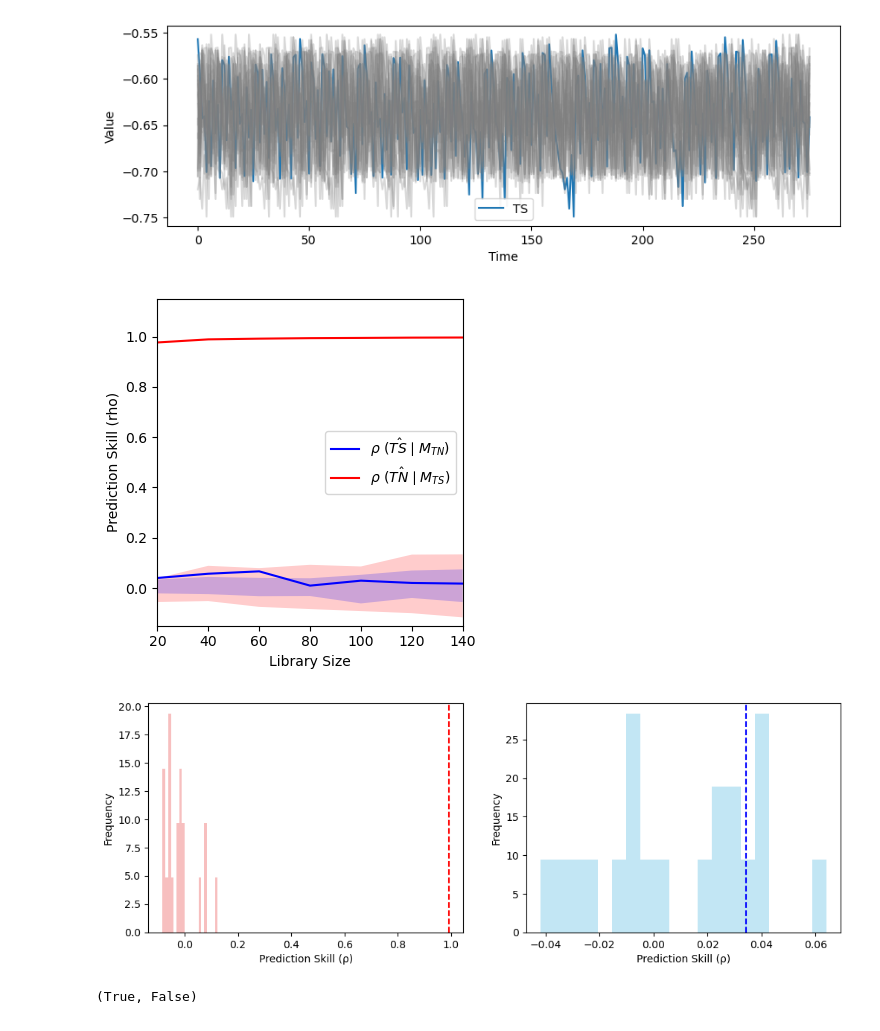
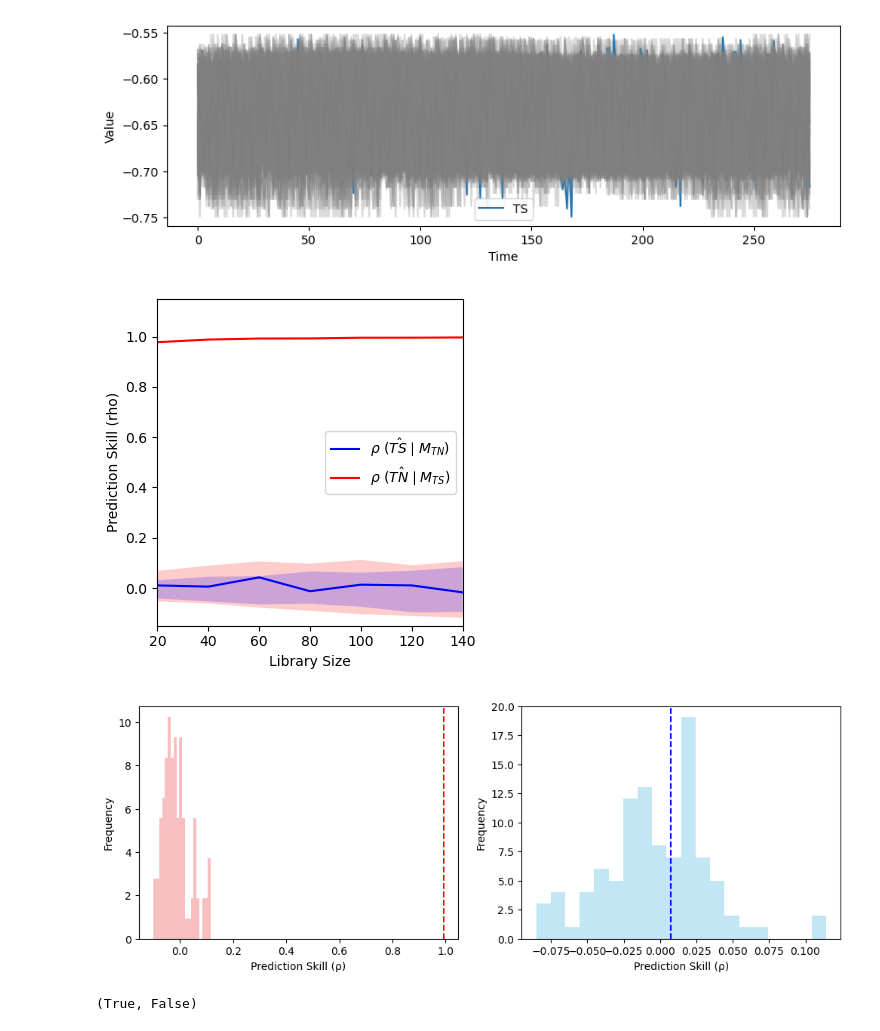
Before and after one commit to Peisong-Zheng/CCM_test, a Jupyter notebook: synthetic_data_test.ipynb, the cells around one changed output. Cells and saved outputs as stored; diff of their text form; code cells hidden in the pictures.

```diff
--- a/synthetic_data_test.ipynb
+++ b/synthetic_data_test.ipynb
@@ -21,16 +21,18 @@ TS = [TS0]
 BPS_tau=4
 dt=1
 
+for t in range(t_total):
+    TN_new = r_x * TN[-1] * (1 - TN[-1])
+    # randomly generate TN_new
+    # TN_new = np.random.uniform(0, 1)
 
-for t in range(t_total):
-    # Evolve X with a logistic map
-    TN_new = r_x * TN[-1] * (1 - TN[-1])
+
     TN.append(TN_new)
 
     if t < LAG:
         TS_new= TS[-1]
     else:
-        TS_new= TS[-1] + dt * (1 / BPS_tau) * (-TN[t-LAG] - TS[-1])
+        TS_new= TS[-1] + dt * (1 / BPS_tau) * (-TN[t-LAG+1] - TS[-1])
     TS.append(TS_new)
 
 # CROP THE FIRST 25 VALUES
@@ -120,10 +83,10 @@ result = cf.ccm_DOXmapForcing(
     df_sd      = df_TS,
     df_pre     = df_TN,
     E          = 2,
-    tau        = 1,
+    tau        = -1,
     libSizes   = "20 40 60 80 100 120 140",
     Tp=-5,
-    sample     = 20,
+    sample     = 10,
     showPlot   = True
 )
 
@@ -135,11 +98,11 @@ ccm_out, ran_ccm_list,test_result = st.ccm_significance_test(
     df_sd      = df_TS,
     df_pre     = df_TN,
     E         = 2,
-    tau       = 1,
+    tau       = -1,
     Tp =-5,
-    n_ran     = 20,
+    n_ran     = 100,
     libSizes  = "20 40 60 80 100 120 140",
-    sample    = 20,
+    sample    = 10,
     showPlot  = True
 )
 
@@ -151,6 +114,6 @@ print(test_result)
-[figure, old version]
+[figure, new version]
-[figure, old version]
+[figure, new version]
-[figure, old version]
+[figure, new version]
 (True, False)
 # %%
 
```
Also changed, not shown: parts of 5 cells of this notebook, 2 other files.
